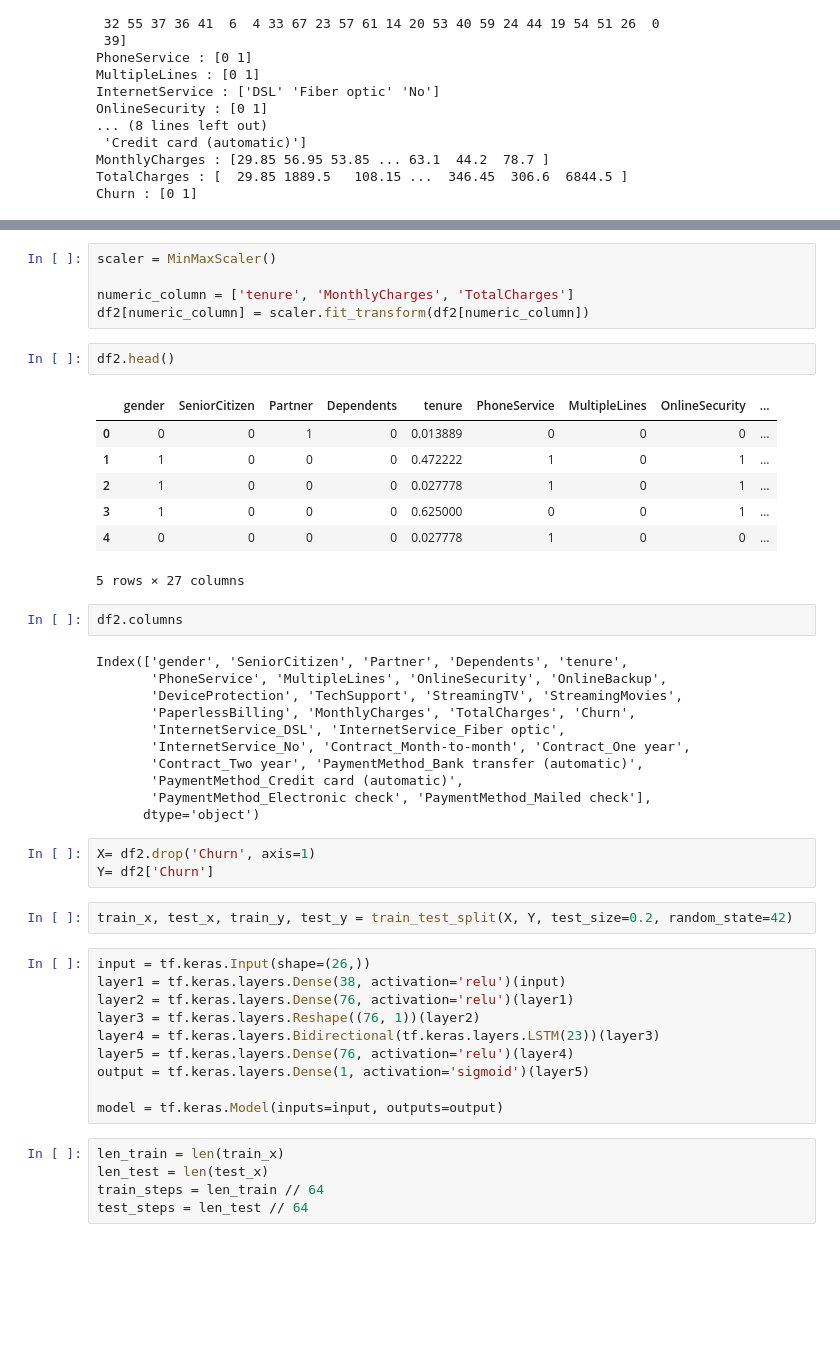
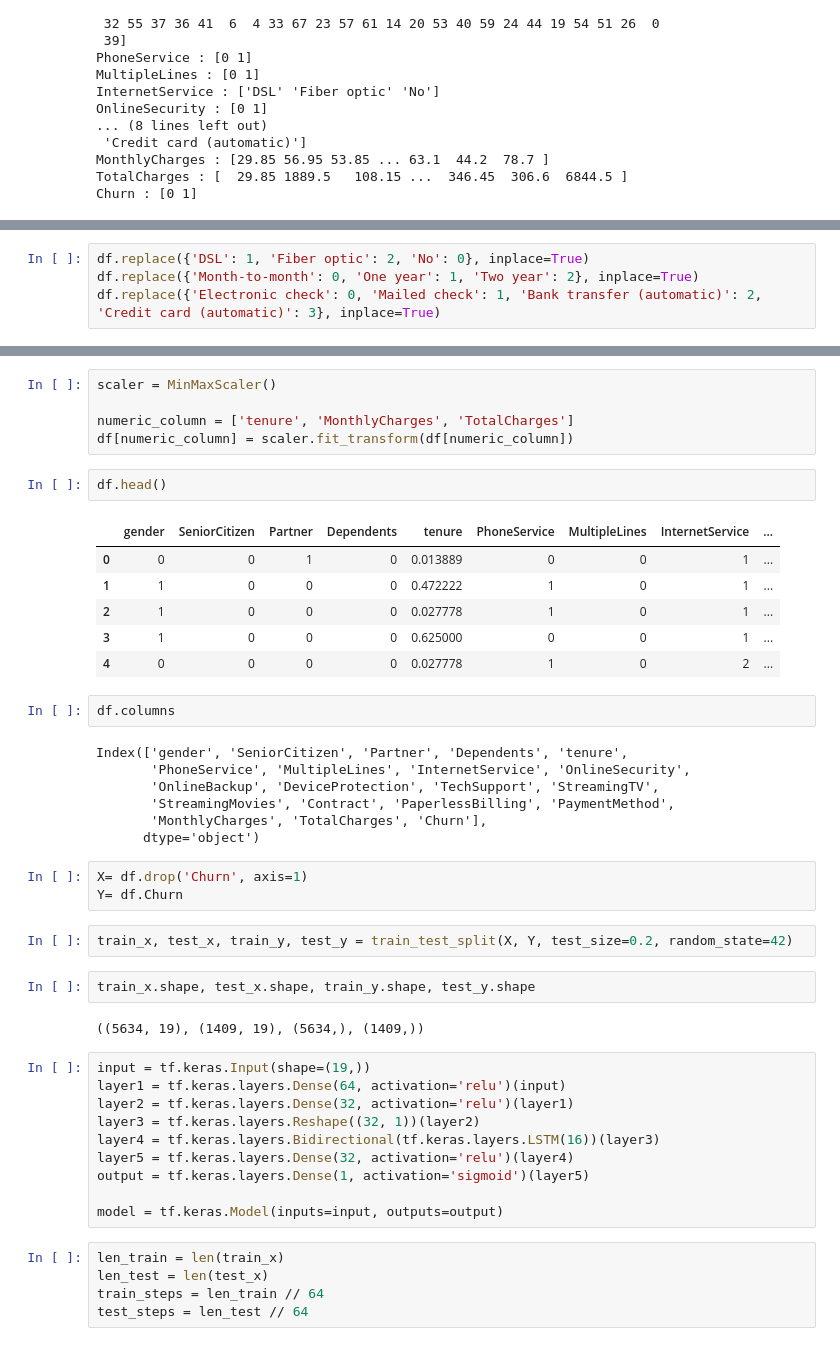
Before and after one commit to Benedixx/Telco_customer_churn, a Jupyter notebook: src/training.ipynb, the cells around one changed output, grey strips where cells are left out. Saved outputs shown, nothing was run; the diff lists cells and outputs as text; blank space fills up the shorter version.

```diff
--- a/src/training.ipynb
+++ b/src/training.ipynb
@@ -158 +156,5 @@ df2 = pd.get_dummies(data=df, columns=['InternetService', 'Contract', 'PaymentMe
+# %%
+df.replace({'DSL': 1, 'Fiber optic': 2, 'No': 0}, inplace=True)
+df.replace({'Month-to-month': 0, 'One year': 1, 'Two year': 2}, inplace=True)
+df.replace({'Electronic check': 0, 'Mailed check': 1, 'Bank transfer (automatic)': 2, 'Credit card (automatic)': 3}, inplace=True)
 # %%
@@ -219,42 +188,41 @@ memory usage: 1.5 MB
 scaler = MinMaxScaler()
 
 numeric_column = ['tenure', 'MonthlyCharges', 'TotalCharges']
-df2[numeric_column] = scaler.fit_transform(df2[numeric_column])
+df[numeric_column] = scaler.fit_transform(df[numeric_column])
 # %%
-df2.head()
+df.head()
 # %% [output]
-|  | gender | SeniorCitizen | Partner | Dependents | tenure | PhoneService | MultipleLines | OnlineSecurity | ... |
-| 0 | 0 | 0 | 1 | 0 | 0.013889 | 0 | 0 | 0 | ... |
+|  | gender | SeniorCitizen | Partner | Dependents | tenure | PhoneService | MultipleLines | InternetService | ... |
+| 0 | 0 | 0 | 1 | 0 | 0.013889 | 0 | 0 | 1 | ... |
 | 1 | 1 | 0 | 0 | 0 | 0.472222 | 1 | 0 | 1 | ... |
 | 2 | 1 | 0 | 0 | 0 | 0.027778 | 1 | 0 | 1 | ... |
 | 3 | 1 | 0 | 0 | 0 | 0.625000 | 0 | 0 | 1 | ... |
-| 4 | 0 | 0 | 0 | 0 | 0.027778 | 1 | 0 | 0 | ... |
+| 4 | 0 | 0 | 0 | 0 | 0.027778 | 1 | 0 | 2 | ... |
-5 rows × 27 columns
 # %%
-df2.columns
+df.columns
 # %% [output]
 Index(['gender', 'SeniorCitizen', 'Partner', 'Dependents', 'tenure',
-       'PhoneService', 'MultipleLines', 'OnlineSecurity', 'OnlineBackup',
-       'DeviceProtection', 'TechSupport', 'StreamingTV', 'StreamingMovies',
-       'PaperlessBilling', 'MonthlyCharges', 'TotalCharges', 'Churn',
-       'InternetService_DSL', 'InternetService_Fiber optic',
-       'InternetService_No', 'Contract_Month-to-month', 'Contract_One year',
-       'Contract_Two year', 'PaymentMethod_Bank transfer (automatic)',
-       'PaymentMethod_Credit card (automatic)',
-       'PaymentMethod_Electronic check', 'PaymentMethod_Mailed check'],
+       'PhoneService', 'MultipleLines', 'InternetService', 'OnlineSecurity',
+       'OnlineBackup', 'DeviceProtection', 'TechSupport', 'StreamingTV',
+       'StreamingMovies', 'Contract', 'PaperlessBilling', 'PaymentMethod',
+       'MonthlyCharges', 'TotalCharges', 'Churn'],
       dtype='object')
 # %%
-X= df2.drop('Churn', axis=1)
-Y= df2['Churn']
+X= df.drop('Churn', axis=1)
+Y= df.Churn
 # %%
 train_x, test_x, train_y, test_y = train_test_split(X, Y, test_size=0.2, random_state=42)
+# %%
+train_x.shape, test_x.shape, train_y.shape, test_y.shape
+# %% [output]
+((5634, 19), (1409, 19), (5634,), (1409,))
 # %%
-input = tf.keras.Input(shape=(26,))
-layer1 = tf.keras.layers.Dense(38, activation='relu')(input)
-layer2 = tf.keras.layers.Dense(76, activation='relu')(layer1)
-layer3 = tf.keras.layers.Reshape((76, 1))(layer2)
-layer4 = tf.keras.layers.Bidirectional(tf.keras.layers.LSTM(23))(layer3)
-layer5 = tf.keras.layers.Dense(76, activation='relu')(layer4)
+input = tf.keras.Input(shape=(19,))
+layer1 = tf.keras.layers.Dense(64, activation='relu')(input)
+layer2 = tf.keras.layers.Dense(32, activation='relu')(layer1)
+layer3 = tf.keras.layers.Reshape((32, 1))(layer2)
+layer4 = tf.keras.layers.Bidirectional(tf.keras.layers.LSTM(16))(layer3)
+layer5 = tf.keras.layers.Dense(32, activation='relu')(layer4)
 output = tf.keras.layers.Dense(1, activation='sigmoid')(layer5)
 
 model = tf.keras.Model(inputs=input, outputs=output)
```
Also changed, not shown: parts of 5 cells of this notebook, 1 other file.
